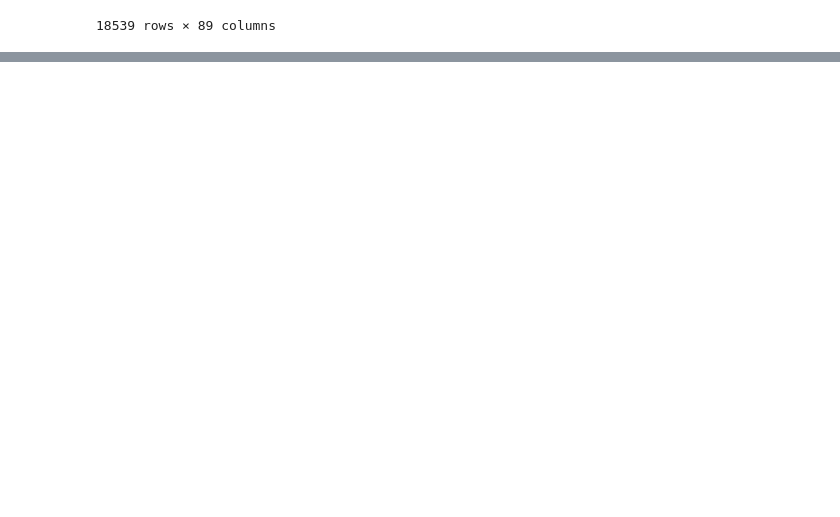
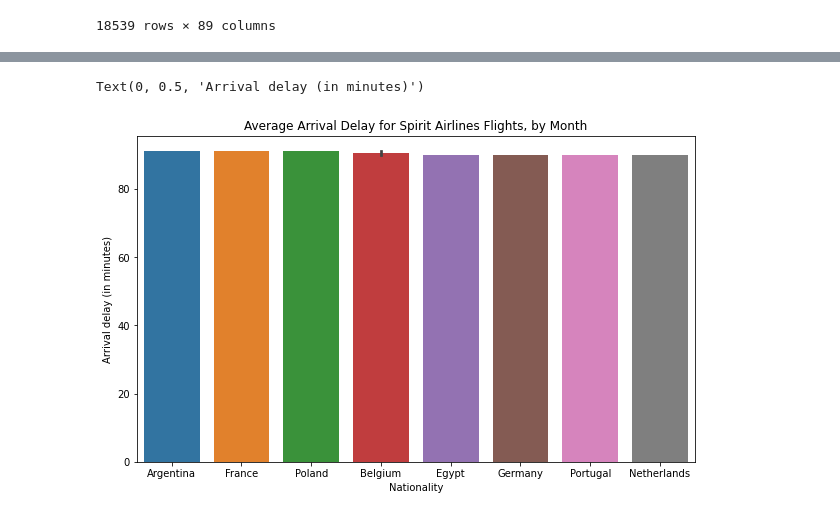
Before and after one commit to diogo-costa-silva/Data-Science, a Jupyter notebook: players-fifa23/players-fifa23.ipynb, the cells around one changed output, grey strips where cells are left out. Cells and saved outputs as stored; diff of their text form; code cells hidden in the pictures; blank space fills up the shorter version.

```diff
--- a/players-fifa23/players-fifa23.ipynb
+++ b/players-fifa23/players-fifa23.ipynb
@@ -318,0 +631,15 @@ f23.loc[f23["Age"].notnull()]
+# %%
+# Set the width and height of the figure
+plt.figure(figsize=(10,6))
+
+# Add title
+plt.title("Average Arrival Delay for Spirit Airlines Flights, by Month")
+
+# Bar chart showing average arrival delay for Spirit Airlines flights by month
+sns.barplot(y=best_players["Overall"], x=best_players['Nationality'])
+
+# Add label for vertical axis
+plt.ylabel("Arrival delay (in minutes)")
+# %% [output]
+Text(0, 0.5, 'Arrival delay (in minutes)')
+[figure, added]
```
Also changed, not shown: parts of 32 cells of this notebook, 1 other file.
